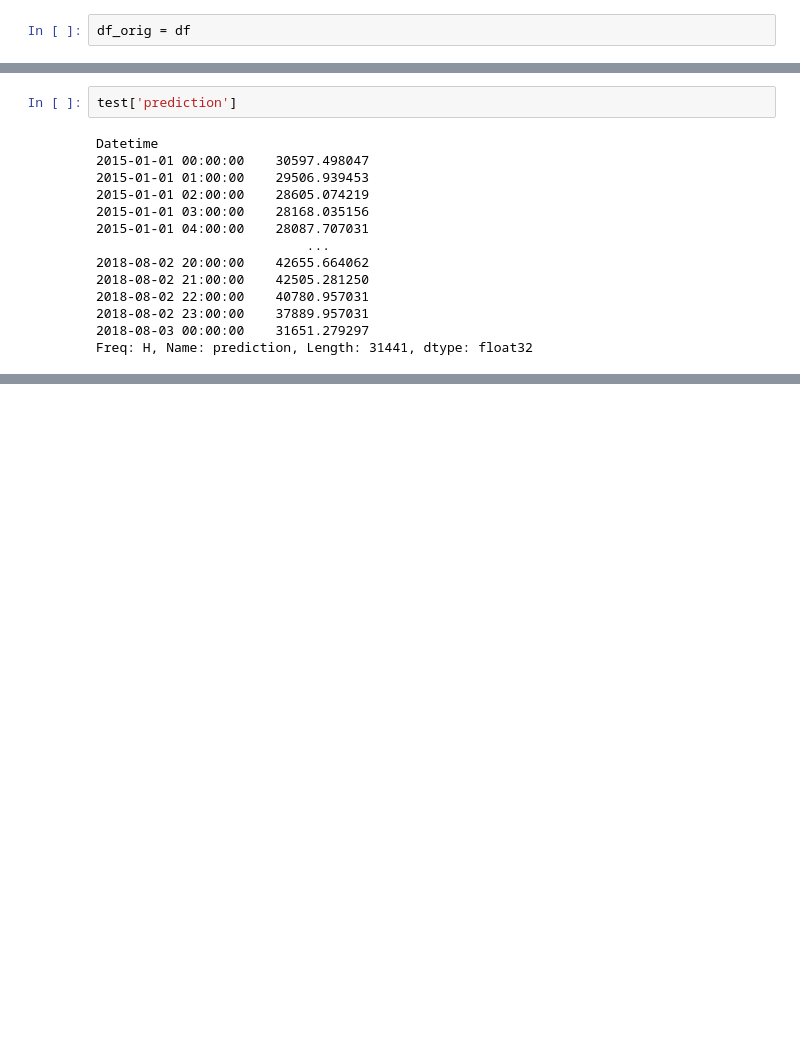
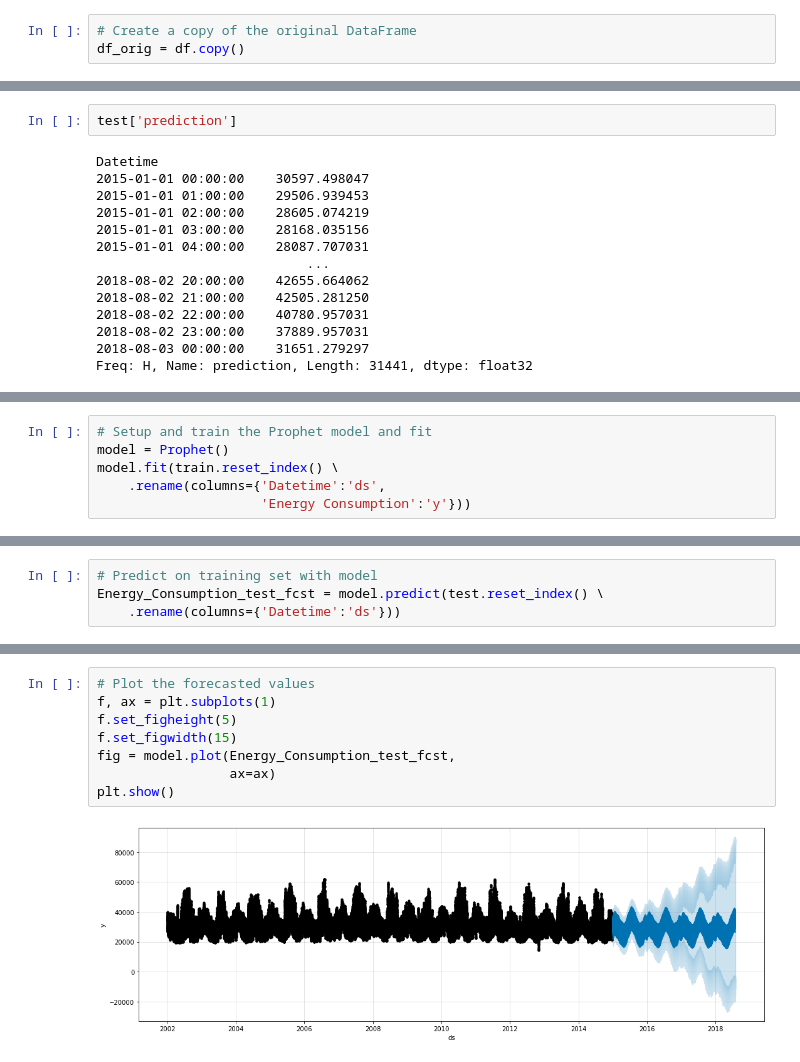
Before and after one commit to Masskadivar/BH-PCMLAI_CAPSTONE-PROJ, a Jupyter notebook: Hourly Energy Consumption.ipynb, the cells around one changed output, grey strips where cells are left out. Saved outputs shown, nothing was run; the diff lists cells and outputs as text; blank space fills up the shorter version.

```diff
--- a/Hourly Energy Consumption.ipynb
+++ b/Hourly Energy Consumption.ipynb
@@ -107,4 +90,5 @@ else:
 # %% [output]
 No null values found in the DataFrame
 # %%
-df_orig = df
+# Create a copy of the original DataFrame
+df_orig = df.copy()
@@ -1035,0 +806,6 @@ Name: error, dtype: float64
+# %%
+# Setup and train the Prophet model and fit
+model = Prophet()
+model.fit(train.reset_index() \
+    .rename(columns={'Datetime':'ds',
+                     'Energy Consumption':'y'}))
@@ -1035,0 +816,4 @@ Name: error, dtype: float64
+# %%
+# Predict on training set with model
+Energy_Consumption_test_fcst = model.predict(test.reset_index() \
+    .rename(columns={'Datetime':'ds'}))
@@ -1035,0 +830,10 @@ Name: error, dtype: float64
+# %%
+# Plot the forecasted values
+f, ax = plt.subplots(1)
+f.set_figheight(5)
+f.set_figwidth(15)
+fig = model.plot(Energy_Consumption_test_fcst,
+                 ax=ax)
+plt.show()
+# %% [output]
+[figure, added]
```
Also changed, not shown: parts of 80 cells of this notebook.
